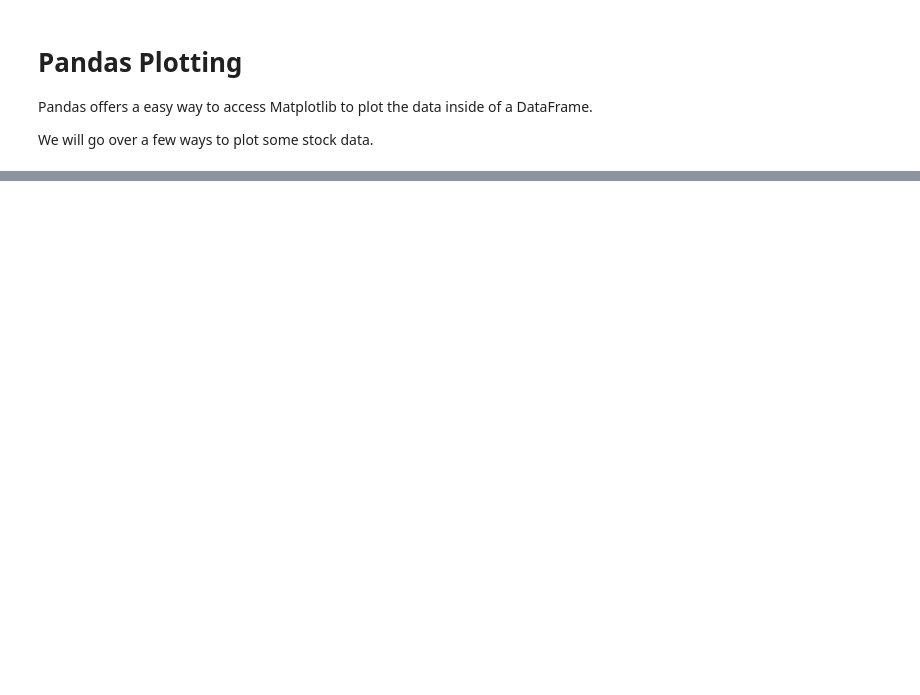
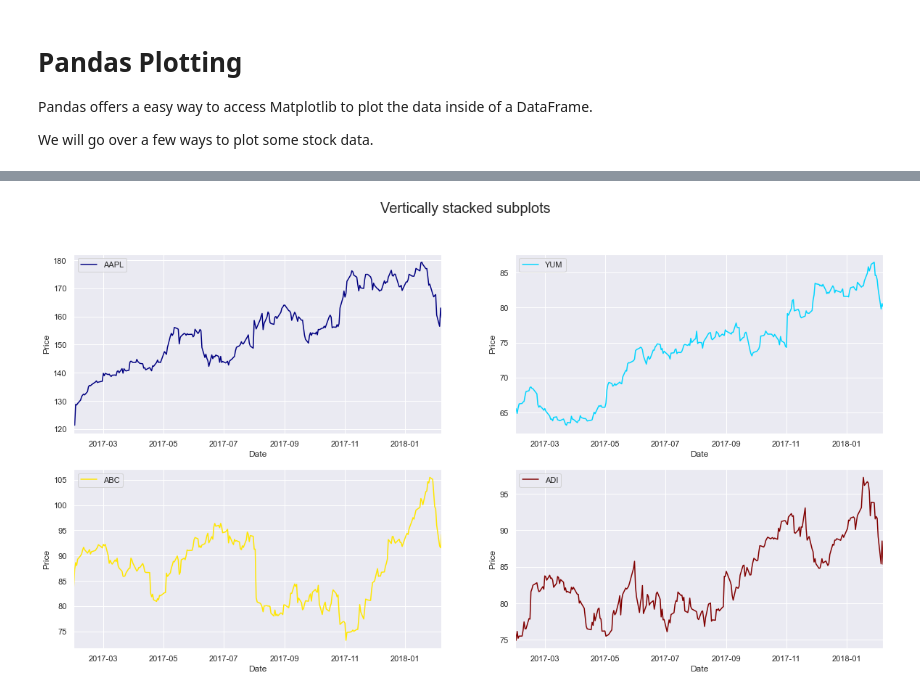
Before and after one commit to peterling7710/BCHPythonViz, a Jupyter notebook: BCHPythonViz.ipynb, the cells around one changed output, grey strips where cells are left out. Cells and saved outputs as stored; diff of their text form; code cells hidden in the pictures; blank space fills up the shorter version.

```diff
--- a/BCHPythonViz.ipynb
+++ b/BCHPythonViz.ipynb
@@ -109,15 +69,0 @@ pivot_reduced.plot(kind='line')
-# %%
-#Define a MPL figure and axes to give us more control of our visual
-fig, axs = plt.subplots(2, 2, figsize = (20,10))
-fig.suptitle('Vertically stacked subplots', fontsize=20)
-
-#Must specify the axes we want to plot onto, and can specify addicitonal styling parameters with 'colormap'
-pivot_reduced.plot(kind='line', subplots=True,  colormap='jet', ax = axs)
-
-#Use a FOR loop to add on the X and Y labels
-for ax in axs.flat:
-    ax.set(xlabel='Date', ylabel='Price')
-
-# Hide x labels and tick labels for top plots and y ticks for right plots.
-for ax in axs.flat:
-    ax.label_outer()
@@ -231,4 +69,0 @@ pivot.plot.barh(stacked=True)
-# %%
-ax = df.plot.scatter(x='reviews_per_month', y='number_of_reviews', label='Group1');
-df.plot.scatter(x='minimum_nights', y='price', color='DarkGreen', label='Group 2', ax=ax);
-plt.show()
@@ -381,0 +107,13 @@ plt.ylabel("Arrival delay (in minutes)")
+# %%
+#Define a MPL figure and axes to give us more control of our visual
+fig, axs = plt.subplots(2, 2, figsize = (20,10))
+fig.suptitle('Vertically stacked subplots', fontsize=20)
+
+#Must specify the axes we want to plot onto, and can specify addicitonal styling parameters with 'colormap'
+stock_df.plot(kind='line', subplots=True,  colormap='jet', ax = axs)
+
+#Use a FOR loop to add on the X and Y labels
+for ax in axs.flat:
+    ax.set(xlabel='Date', ylabel='Price')
+# %% [output]
+[figure, added]
```
Also changed, not shown: parts of 73 cells of this notebook, 1 other file.
